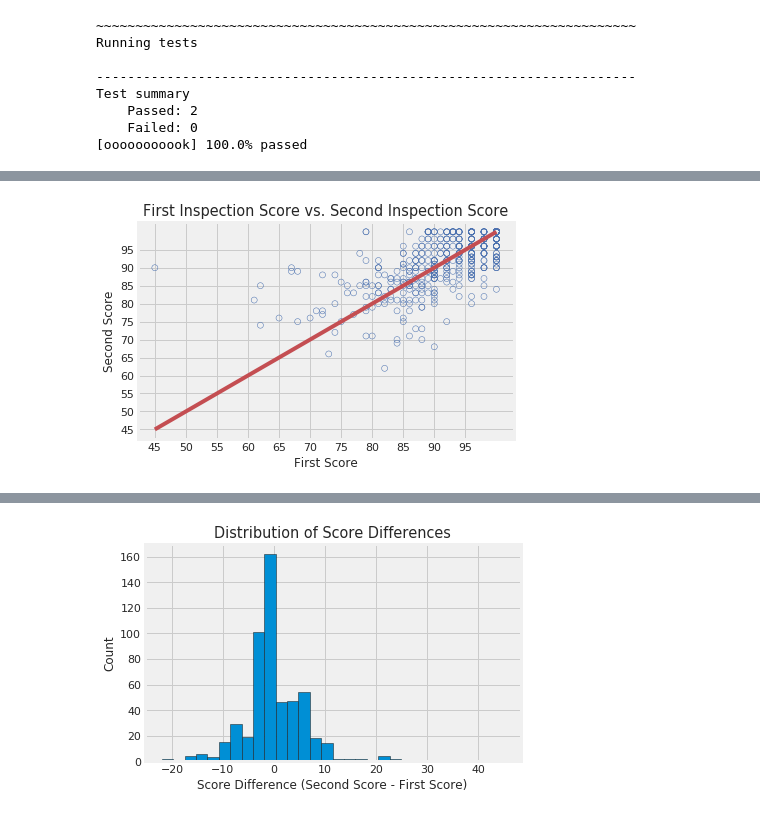
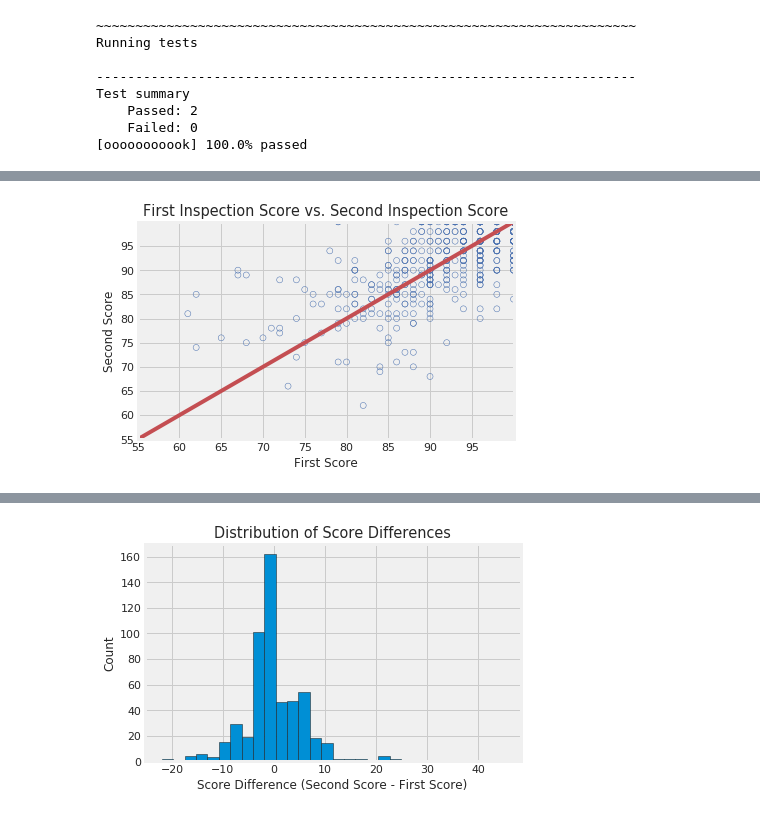
Before and after one commit to mkmark/CS-C200A-sp20, a Jupyter notebook: proj/proj1b/proj1b.ipynb, the cells around one changed output, grey strips where cells are left out. Drawn from its saved outputs; the diff is of its cells as text; code cells hidden in the pictures.

```diff
--- a/proj/proj1b/proj1b.ipynb
+++ b/proj/proj1b/proj1b.ipynb
@@ -442,21 +442,21 @@ manual: True
 # %%
 # first_score, second_score created as implied by hint
 first_score = list(i[0] for i in scores_pairs_by_business.reset_index()["score_pair"])
 second_score = list(i[1] for i in scores_pairs_by_business.reset_index()["score_pair"])
 plt.scatter(first_score, \
             second_score, \
             facecolors='none', \
             edgecolors='b')
-x = np.linspace(45, 100, 2)
+x = np.linspace(55, 100, 2)
 plt.plot(x,x,'r')
 plt.xlabel("First Score", fontsize=12)
 plt.ylabel("Second Score", fontsize=12)
-#plt.axis([40, 105, 40, 105])
-plt.yticks(ticks=np.arange(45, 100, 5))
-plt.xticks(ticks=np.arange(45, 100, 5))
+plt.axis([55, 100, 55, 100])
+plt.yticks(ticks=np.arange(55, 100, 5))
+plt.xticks(ticks=np.arange(55, 100, 5))
 plt.title("First Inspection Score vs. Second Inspection Score", fontsize=14.5);
 # %% [output]
-[figure, old version]
+[figure, new version]
 # %% [markdown]
 <br/><br/><br/>
 
```
Also changed, not shown: parts of 2 cells of this notebook, 6 other files.
